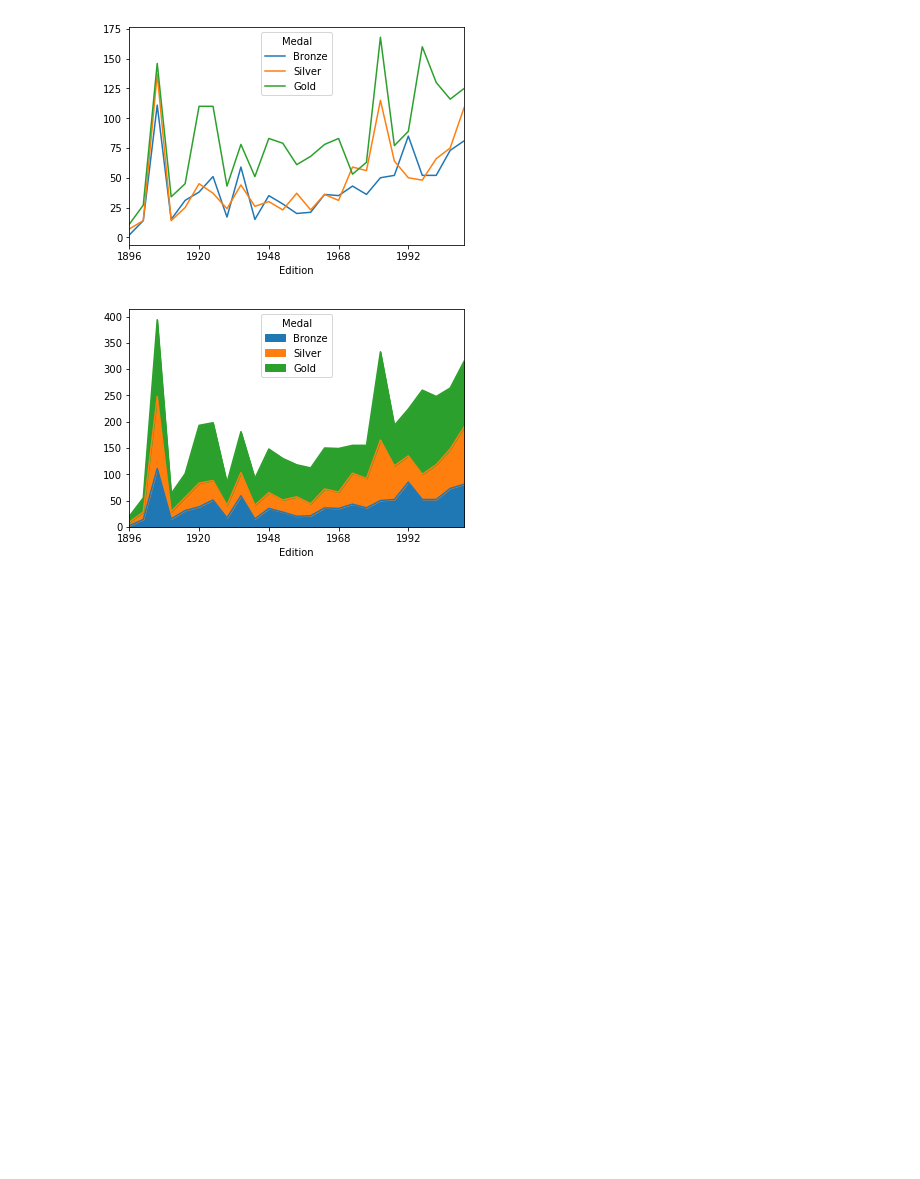
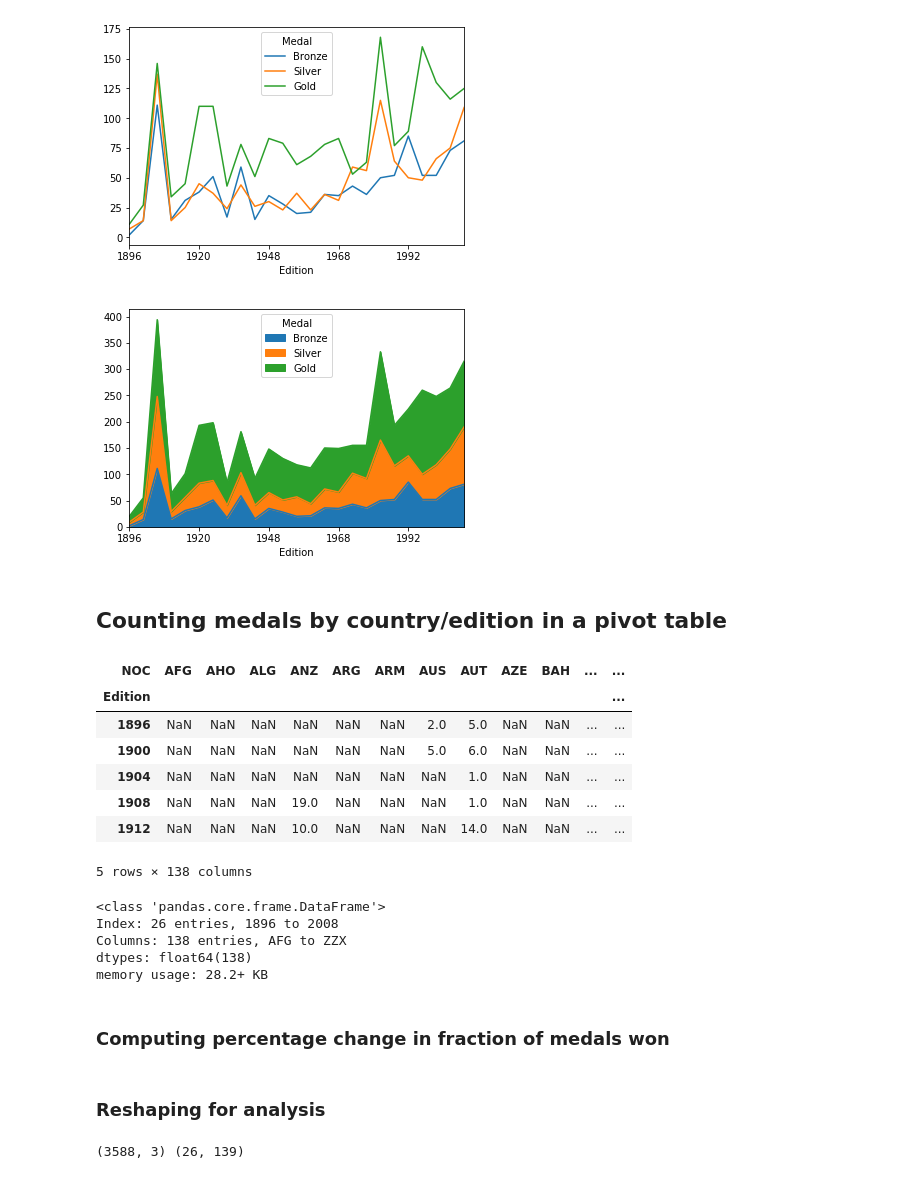
Before and after one commit to sergiarmengol/data_science, a Jupyter notebook: Olympics Dataset/Summer Olympics DataSet.ipynb, the cells around one changed output. Drawn from its saved outputs; the diff is of its cells as text; code cells hidden in the pictures; blank space fills up the shorter version.

Commit message:
New analysis in the olympic dataset and new project based on NY subway data

```diff
--- a/Olympics Dataset/Summer Olympics DataSet.ipynb
+++ b/Olympics Dataset/Summer Olympics DataSet.ipynb
@@ -275,3 +293,28 @@ Edition
 1912         31      25    45
 [figure]
 [figure]
+# %% [markdown]
+## Counting medals by country/edition in a pivot table
+# %%
+medal_counts = medals.pivot_table(index='Edition',values='Athlete',columns='NOC',aggfunc='count')
+# %%
+medal_counts.head()
+# %% [output]
+| NOC | AFG | AHO | ALG | ANZ | ARG | ARM | AUS | AUT | AZE | BAH | ... | ... |
+| Edition |  |  |  |  |  |  |  |  |  |  |  | ... |
+| 1896 | NaN | NaN | NaN | NaN | NaN | NaN | 2.0 | 5.0 | NaN | NaN | ... | ... |
+| 1900 | NaN | NaN | NaN | NaN | NaN | NaN | 5.0 | 6.0 | NaN | NaN | ... | ... |
+| 1904 | NaN | NaN | NaN | NaN | NaN | NaN | NaN | 1.0 | NaN | NaN | ... | ... |
+| 1908 | NaN | NaN | NaN | 19.0 | NaN | NaN | NaN | 1.0 | NaN | NaN | ... | ... |
+| 1912 | NaN | NaN | NaN | 10.0 | NaN | NaN | NaN | 14.0 | NaN | NaN | ... | ... |
+5 rows × 138 columns
+# %%
+medal_counts.info()
+# %% [output]
+<class 'pandas.core.frame.DataFrame'>
+Index: 26 entries, 1896 to 2008
+Columns: 138 entries, AFG to ZZX
+dtypes: float64(138)
+memory usage: 28.2+ KB
+# %% [markdown]
+### Computing percentage change in fraction of medals won
@@ -277,0 +335,13 @@ Edition
+# %% [markdown]
+### Reshaping for analysis
+# %%
+# Reshape fractions_change: reshaped
+reshaped = pd.melt(fractions_change,id_vars='Edition',value_name='Change')
+
+# Print reshaped.shape and fractions_change.shape
+print(reshaped.shape , fractions_change.shape)
+
+# Extract rows from reshaped where 'NOC' == 'CHN': chn
+chn = reshaped[reshaped.loc[:,'NOC'] == 'CHN']
+# %% [output]
+(3588, 3) (26, 139)
```
Also changed, not shown: parts of 4 cells of this notebook, 4 other files.
